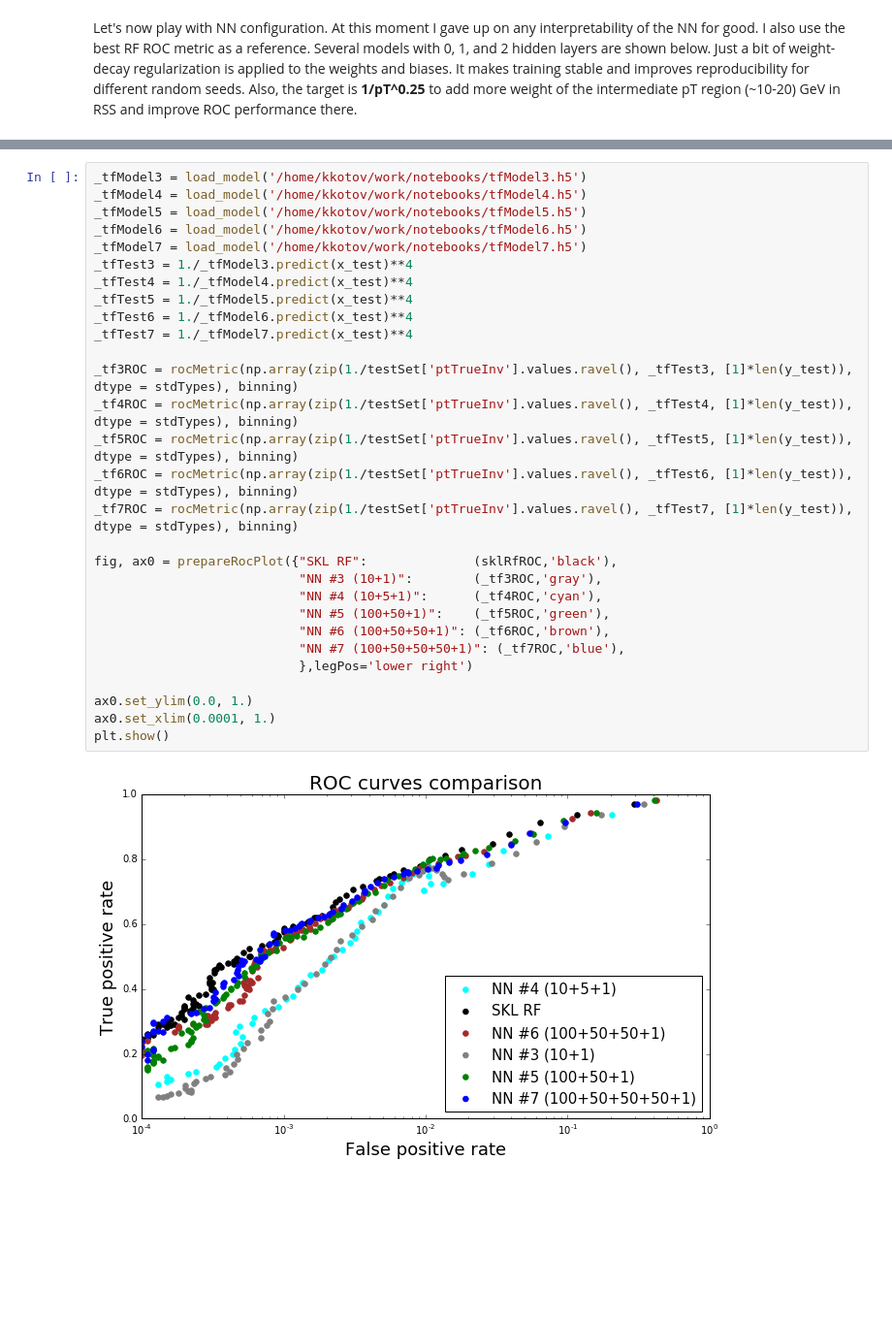
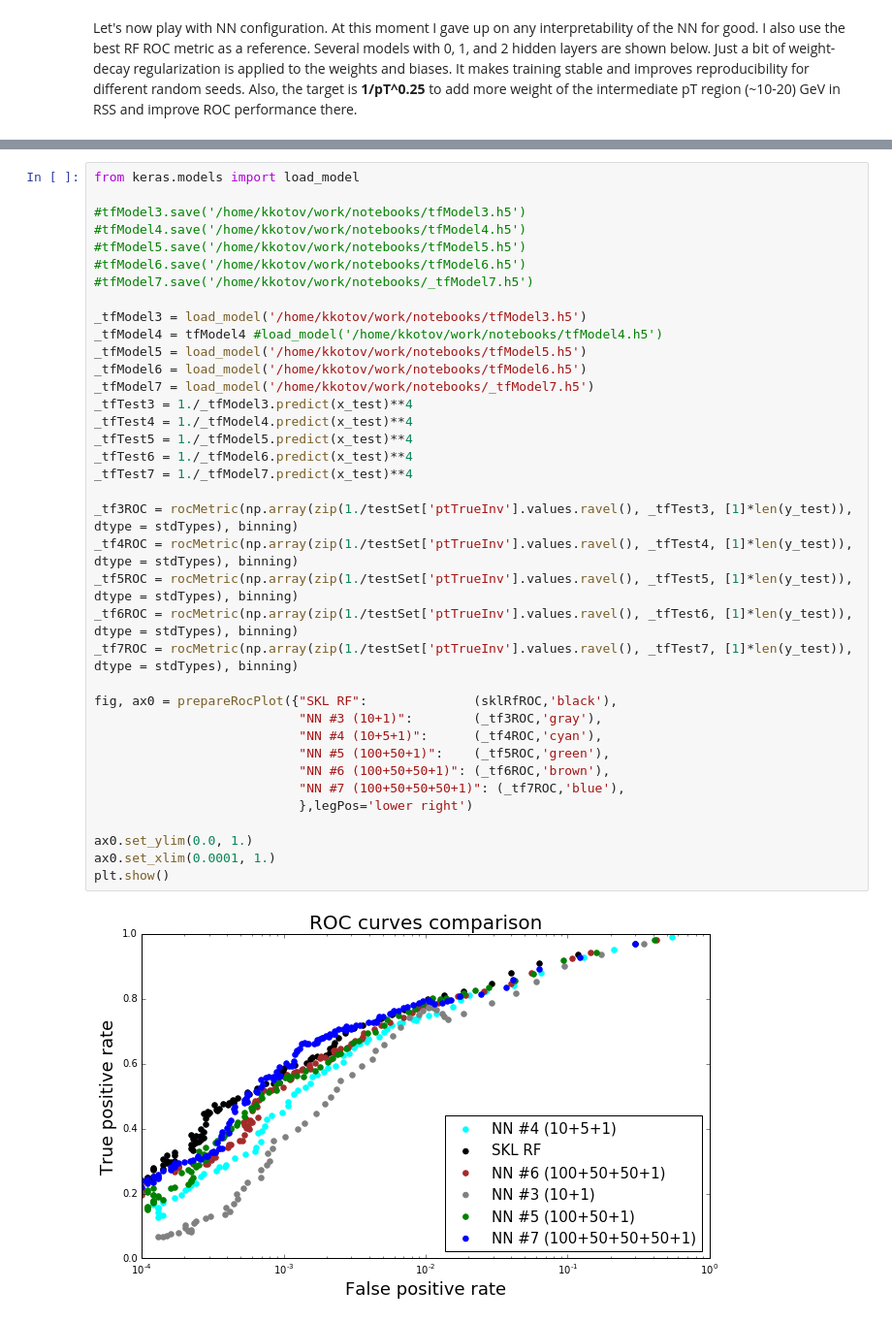
Before and after one commit to kkotov/emtfPtRegression, a Jupyter notebook: ModelSelection.ipynb, the cells around one changed output, grey strips where cells are left out. Shown at 97% size. Saved outputs shown, nothing was run; the diff lists cells and outputs as text; blank space fills up the shorter version.

```diff
--- a/ModelSelection.ipynb
+++ b/ModelSelection.ipynb
@@ -1274,34 +1277,42 @@ tfModel7.save('/home/kkotov/work/notebooks/_tfModel7.h5')
 # %%
+from keras.models import load_model
+
+#tfModel3.save('/home/kkotov/work/notebooks/tfModel3.h5')
+#tfModel4.save('/home/kkotov/work/notebooks/tfModel4.h5')
+#tfModel5.save('/home/kkotov/work/notebooks/tfModel5.h5')
+#tfModel6.save('/home/kkotov/work/notebooks/tfModel6.h5')
+#tfModel7.save('/home/kkotov/work/notebooks/_tfModel7.h5')
+
 _tfModel3 = load_model('/home/kkotov/work/notebooks/tfModel3.h5')
-_tfModel4 = load_model('/home/kkotov/work/notebooks/tfModel4.h5')
+_tfModel4 = tfModel4 #load_model('/home/kkotov/work/notebooks/tfModel4.h5')
 _tfModel5 = load_model('/home/kkotov/work/notebooks/tfModel5.h5')
 _tfModel6 = load_model('/home/kkotov/work/notebooks/tfModel6.h5')
-_tfModel7 = load_model('/home/kkotov/work/notebooks/tfModel7.h5')
+_tfModel7 = load_model('/home/kkotov/work/notebooks/_tfModel7.h5')
 _tfTest3 = 1./_tfModel3.predict(x_test)**4
 _tfTest4 = 1./_tfModel4.predict(x_test)**4
 _tfTest5 = 1./_tfModel5.predict(x_test)**4
 _tfTest6 = 1./_tfModel6.predict(x_test)**4
 _tfTest7 = 1./_tfModel7.predict(x_test)**4
 
 _tf3ROC = rocMetric(np.array(zip(1./testSet['ptTrueInv'].values.ravel(), _tfTest3, [1]*len(y_test)), dtype = stdTypes), binning)
 _tf4ROC = rocMetric(np.array(zip(1./testSet['ptTrueInv'].values.ravel(), _tfTest4, [1]*len(y_test)), dtype = stdTypes), binning)
 _tf5ROC = rocMetric(np.array(zip(1./testSet['ptTrueInv'].values.ravel(), _tfTest5, [1]*len(y_test)), dtype = stdTypes), binning)
 _tf6ROC = rocMetric(np.array(zip(1./testSet['ptTrueInv'].values.ravel(), _tfTest6, [1]*len(y_test)), dtype = stdTypes), binning)
 _tf7ROC = rocMetric(np.array(zip(1./testSet['ptTrueInv'].values.ravel(), _tfTest7, [1]*len(y_test)), dtype = stdTypes), binning)
 
 fig, ax0 = prepareRocPlot({"SKL RF":              (sklRfROC,'black'),
                            "NN #3 (10+1)":        (_tf3ROC,'gray'),
                            "NN #4 (10+5+1)":      (_tf4ROC,'cyan'),
                            "NN #5 (100+50+1)":    (_tf5ROC,'green'),
                            "NN #6 (100+50+50+1)": (_tf6ROC,'brown'),
                            "NN #7 (100+50+50+50+1)": (_tf7ROC,'blue'),
                            },legPos='lower right')
 
 ax0.set_ylim(0.0, 1.)
 ax0.set_xlim(0.0001, 1.)
 plt.show()
 # %% [output]
-[figure, old version]
+[figure, new version]
 # %%
 fig, ax0 = plt.subplots(figsize=(10.5, 6), facecolor='white', edgecolor='white')
 plt.hist(1./testSet['ptTrueInv'].values.ravel(), bins=100, range=[0, 50], alpha=0.5 )
```
Also changed, not shown: parts of 44 cells of this notebook.
